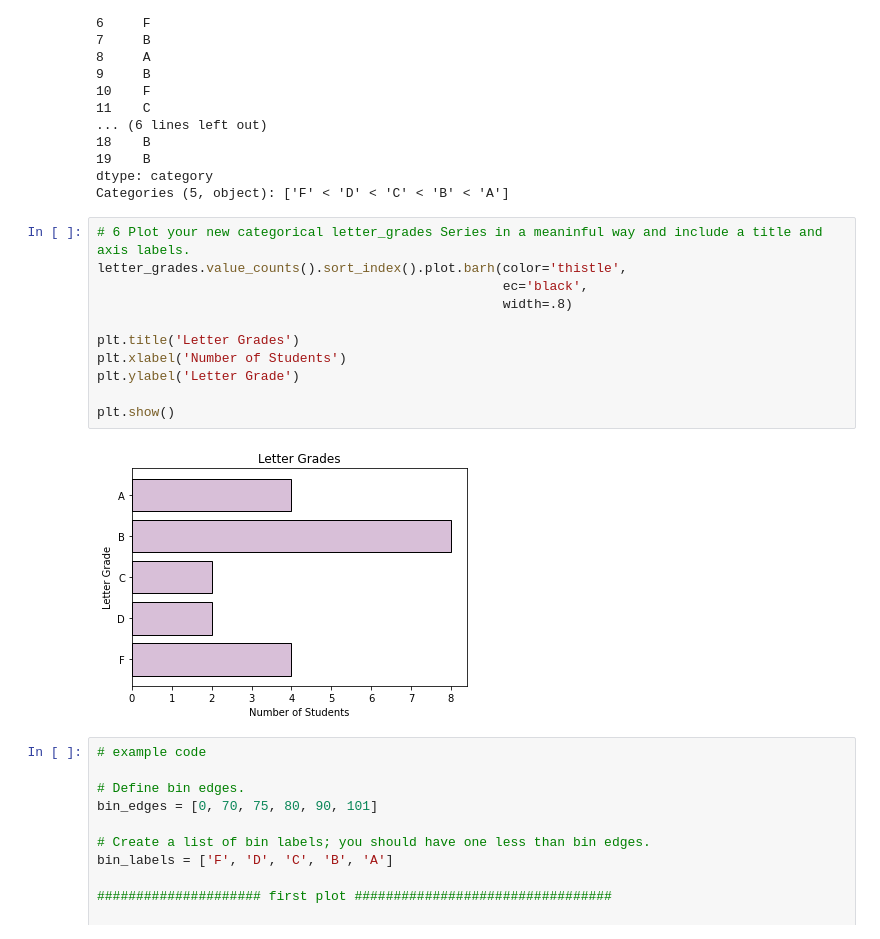
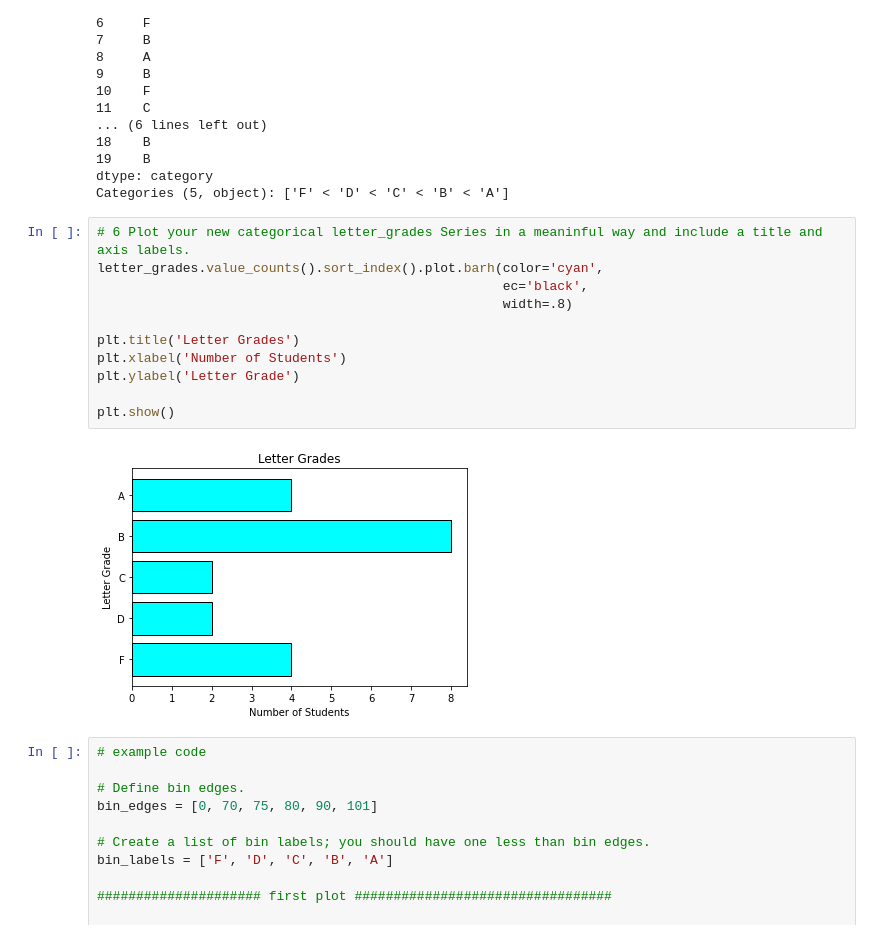
Before and after one commit to jamesallen0351/numpy-pandas-visualization-exercises, a Jupyter notebook: pandas_series.ipynb, the cells around one changed output. Cells and saved outputs as stored; diff of their text form.

```diff
--- a/pandas_series.ipynb
+++ b/pandas_series.ipynb
@@ -788,17 +798,17 @@ dtype: category
 Categories (5, object): ['F' < 'D' < 'C' < 'B' < 'A']
 # %%
 # 6 Plot your new categorical letter_grades Series in a meaninful way and include a title and axis labels.
-letter_grades.value_counts().sort_index().plot.barh(color='thistle',
+letter_grades.value_counts().sort_index().plot.barh(color='cyan',
                                                     ec='black',
                                                     width=.8)
 
 plt.title('Letter Grades')
 plt.xlabel('Number of Students')
 plt.ylabel('Letter Grade')
 
 plt.show()
 # %% [output]
-[figure, old version]
+[figure, new version]
 # %%
 # example code
 
```
Also changed, not shown: parts of 18 cells of this notebook.
